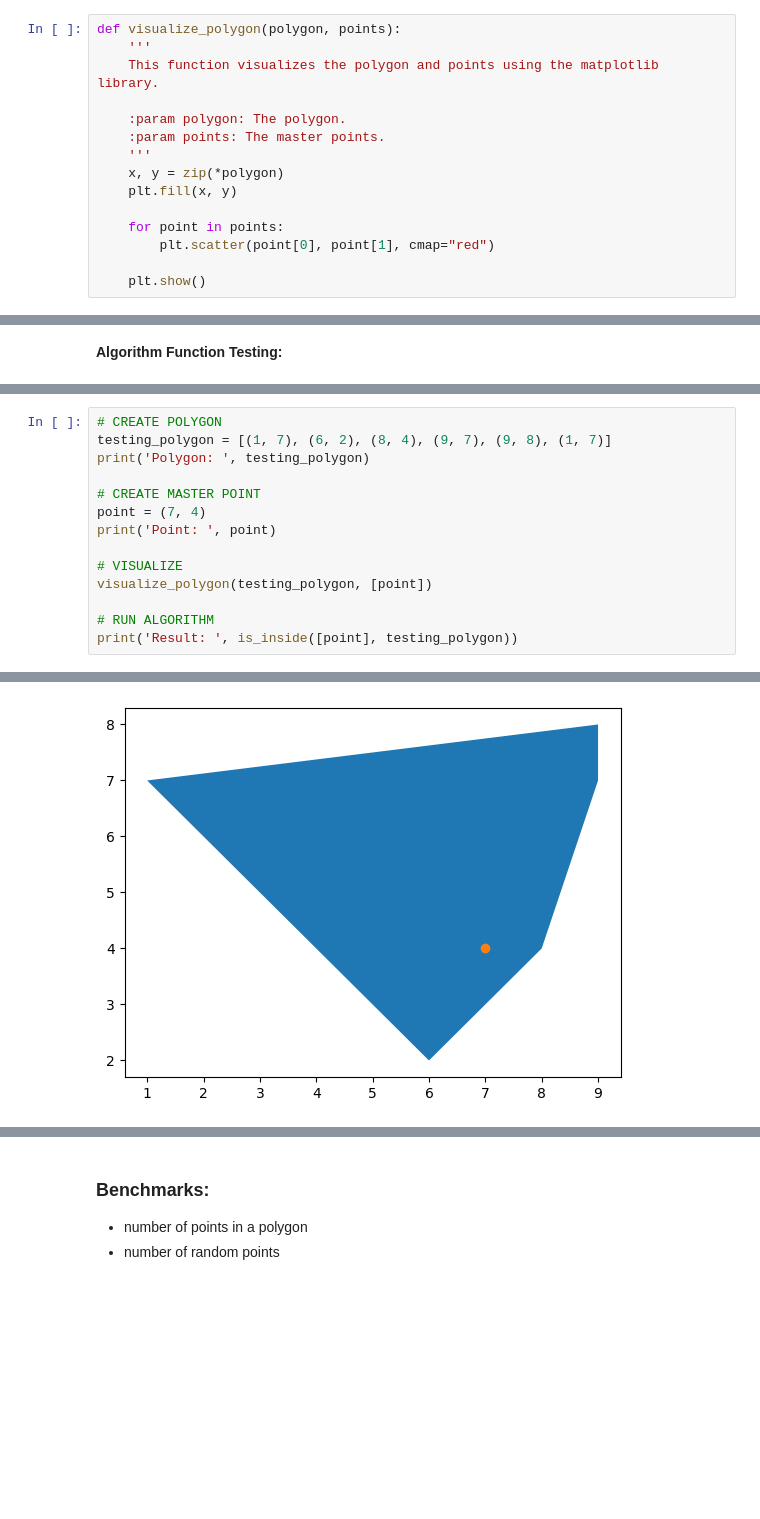
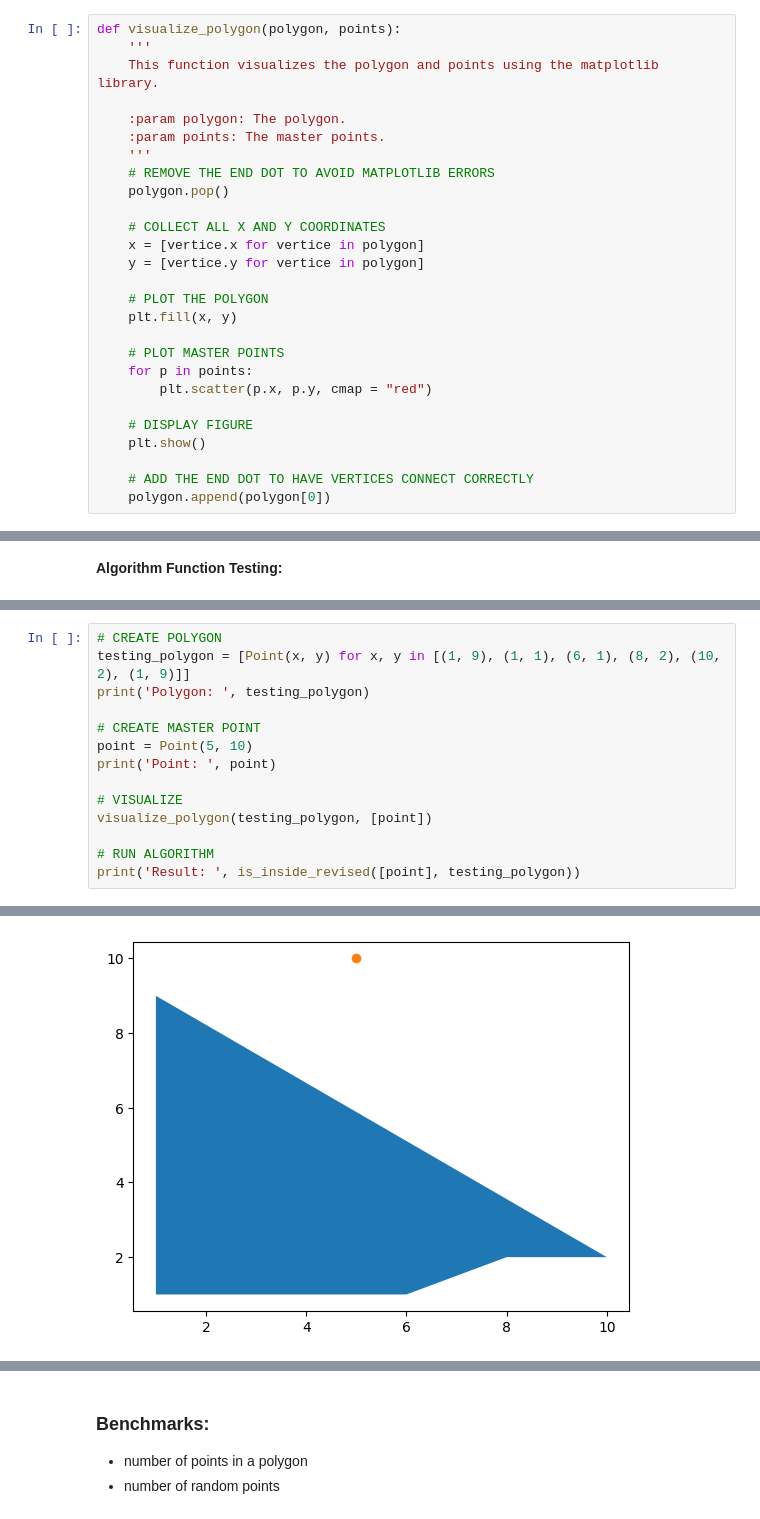
Before and after one commit to ThomasBenzshawel/lab2_newAlgo, a Jupyter notebook: bley_benzshawel_lab02.ipynb, the cells around one changed output, grey strips where cells are left out. Saved outputs shown, nothing was run; the diff lists cells and outputs as text; blank space fills up the shorter version.

Commit message:
Updated all functions. Algorithm is working. And so is creating master points and polygons.

```diff
--- a/bley_benzshawel_lab02.ipynb
+++ b/bley_benzshawel_lab02.ipynb
@@ -186,13 +276,25 @@ def visualize_polygon(polygon, points):
     :param polygon: The polygon.
     :param points: The master points.
     '''
-    x, y = zip(*polygon)
+    # REMOVE THE END DOT TO AVOID MATPLOTLIB ERRORS
+    polygon.pop()
+
+    # COLLECT ALL X AND Y COORDINATES
+    x = [vertice.x for vertice in polygon]
+    y = [vertice.y for vertice in polygon]
+
+    # PLOT THE POLYGON
     plt.fill(x, y)
 
-    for point in points:
-        plt.scatter(point[0], point[1], cmap="red")
+    # PLOT MASTER POINTS
+    for p in points:
+        plt.scatter(p.x, p.y, cmap = "red")
 
+    # DISPLAY FIGURE
     plt.show()
+
+    # ADD THE END DOT TO HAVE VERTICES CONNECT CORRECTLY
+    polygon.append(polygon[0])
 # %% [markdown]
 The following cell defines a helper function that benchmarks the algorithm with a specified polygon and points.
 # %%
@@ -222,15 +324,15 @@ The following cell tests that the algorithm shows the point is outside of the po
 # %%
 # CREATE POLYGON
-testing_polygon = [(1, 7), (6, 2), (8, 4), (9, 7), (9, 8), (1, 7)]
+testing_polygon = [Point(x, y) for x, y in [(1, 9), (1, 1), (6, 1), (8, 2), (10, 2), (1, 9)]]
 print('Polygon: ', testing_polygon)
 
 # CREATE MASTER POINT
-point = (7, 4)
+point = Point(5, 10)
 print('Point: ', point)
 
 # VISUALIZE
 visualize_polygon(testing_polygon, [point])
 
 # RUN ALGORITHM
-print('Result: ', is_inside([point], testing_polygon))
+print('Result: ', is_inside_revised([point], testing_polygon))
 # %% [output]
@@ -239 +342 @@ Point:  (7, 4)
-[figure, old version]
+[figure, new version]
```
Also changed, not shown: parts of 28 cells of this notebook.
